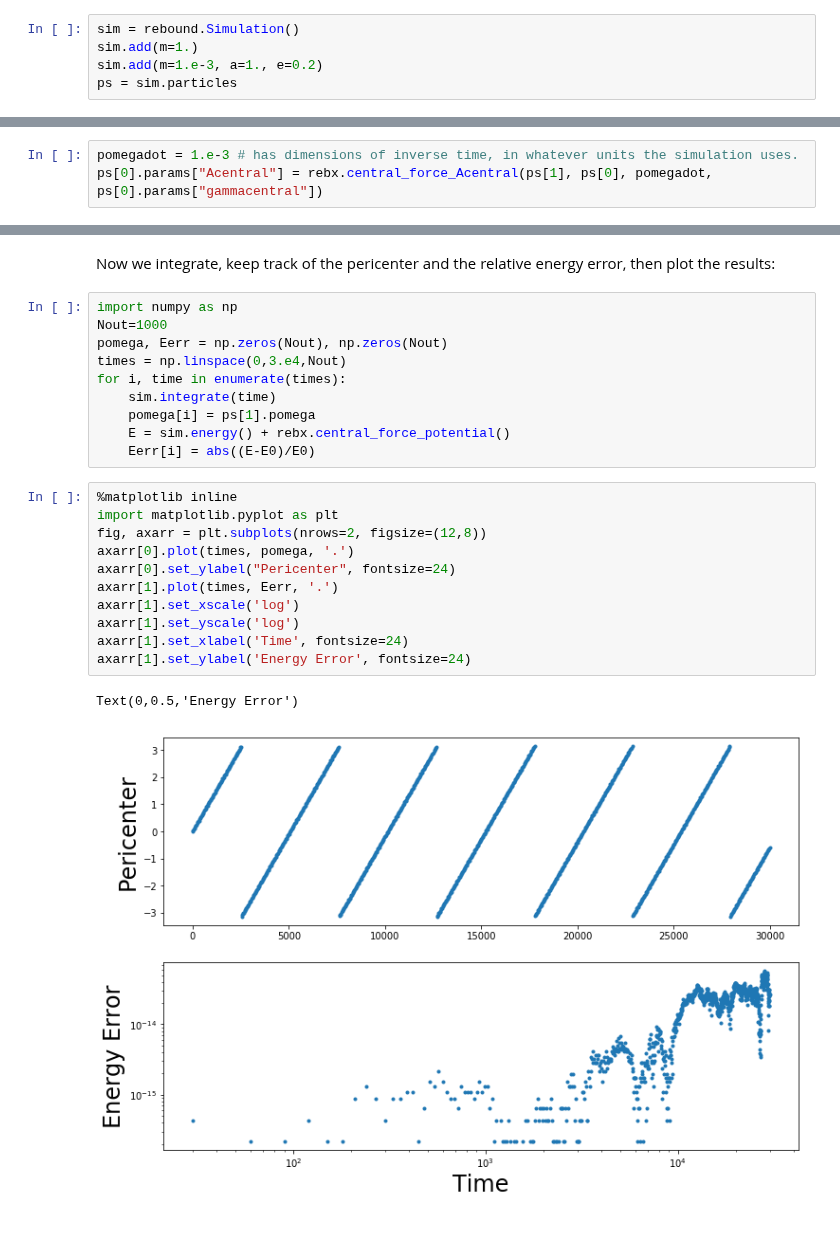
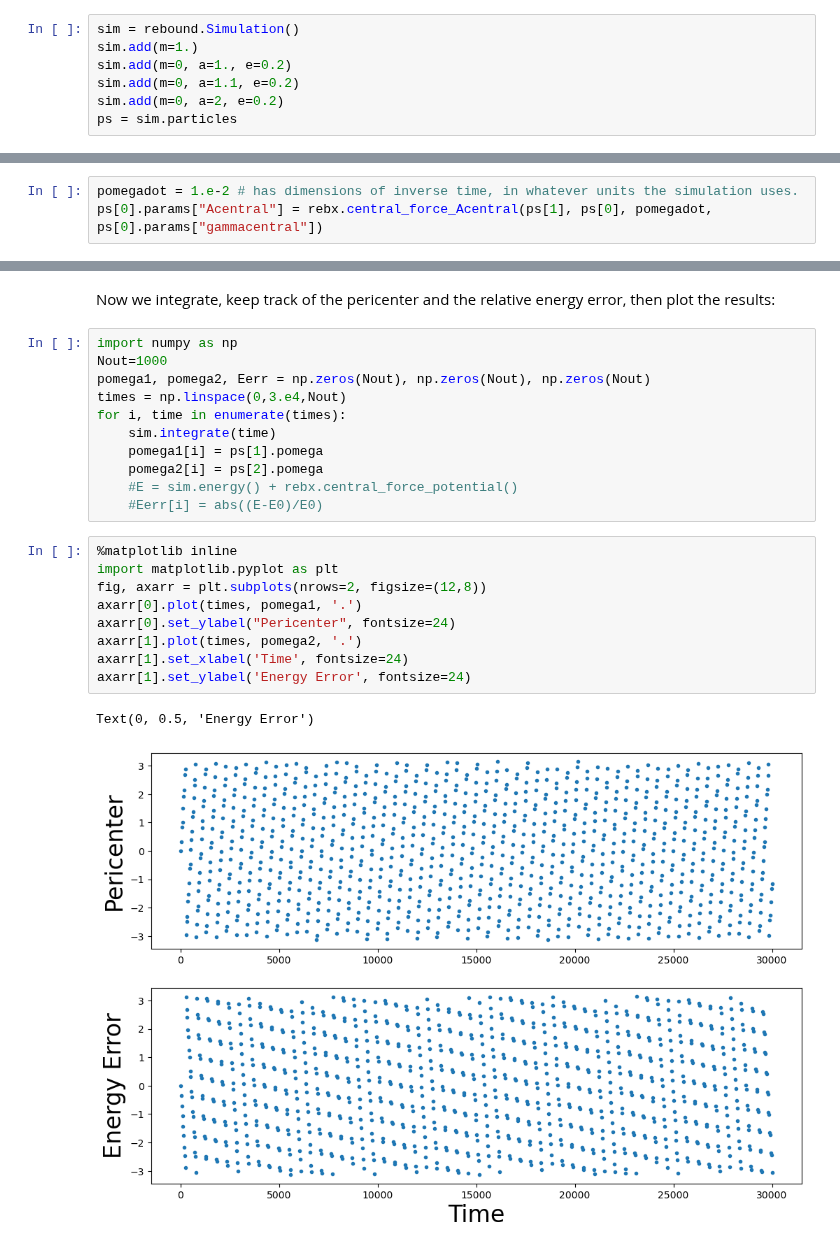
Before and after one commit to dtamayo/reboundx, a Jupyter notebook: ipython_examples/CentralForce.ipynb, the cells around one changed output, grey strips where cells are left out. Cells and saved outputs as stored; diff of their text form.

```diff
--- a/ipython_examples/CentralForce.ipynb
+++ b/ipython_examples/CentralForce.ipynb
@@ -8,7 +8,9 @@ import reboundx
 # %%
 sim = rebound.Simulation()
 sim.add(m=1.)
-sim.add(m=1.e-3, a=1., e=0.2)
+sim.add(m=0, a=1., e=0.2)
+sim.add(m=0, a=1.1, e=0.2)
+sim.add(m=0, a=2, e=0.2)
 ps = sim.particles
 # %% [markdown]
 Now we add REBOUNDx and our effect as usual:
@@ -24,7 +26,7 @@ ps[0].params["Acentral"] = 1.e-4
 # %% [markdown]
 We can also (instead) use the function `rebx.central_force_Acentral` to calculate the Acentral required for a particular particle (here `ps[1]`) around a primary (`ps[0]`) to have a pericenter precession rate of `pomegadot`, given a power `gammacentral`:
 # %%
-pomegadot = 1.e-3 # has dimensions of inverse time, in whatever units the simulation uses.
+pomegadot = 1.e-2 # has dimensions of inverse time, in whatever units the simulation uses.
 ps[0].params["Acentral"] = rebx.central_force_Acentral(ps[1], ps[0], pomegadot, ps[0].params["gammacentral"])
 # %% [markdown]
 We can include the force's contribution to the total energy:
@@ -35,24 +37,23 @@ Now we integrate, keep track of the pericenter and the relative energy error, th
 # %%
 import numpy as np
 Nout=1000
-pomega, Eerr = np.zeros(Nout), np.zeros(Nout)
+pomega1, pomega2, Eerr = np.zeros(Nout), np.zeros(Nout), np.zeros(Nout)
 times = np.linspace(0,3.e4,Nout)
 for i, time in enumerate(times):
     sim.integrate(time)
-    pomega[i] = ps[1].pomega
-    E = sim.energy() + rebx.central_force_potential()
-    Eerr[i] = abs((E-E0)/E0)
+    pomega1[i] = ps[1].pomega
+    pomega2[i] = ps[2].pomega
+    #E = sim.energy() + rebx.central_force_potential()
+    #Eerr[i] = abs((E-E0)/E0)
 # %%
 %matplotlib inline
 import matplotlib.pyplot as plt
 fig, axarr = plt.subplots(nrows=2, figsize=(12,8))
-axarr[0].plot(times, pomega, '.')
+axarr[0].plot(times, pomega1, '.')
 axarr[0].set_ylabel("Pericenter", fontsize=24)
-axarr[1].plot(times, Eerr, '.')
-axarr[1].set_xscale('log')
-axarr[1].set_yscale('log')
+axarr[1].plot(times, pomega2, '.')
 axarr[1].set_xlabel('Time', fontsize=24)
 axarr[1].set_ylabel('Energy Error', fontsize=24)
 # %% [output]
-Text(0,0.5,'Energy Error')
+Text(0, 0.5, 'Energy Error')
-[figure, old version]
+[figure, new version]
```
Also changed, not shown: 1 other file.
